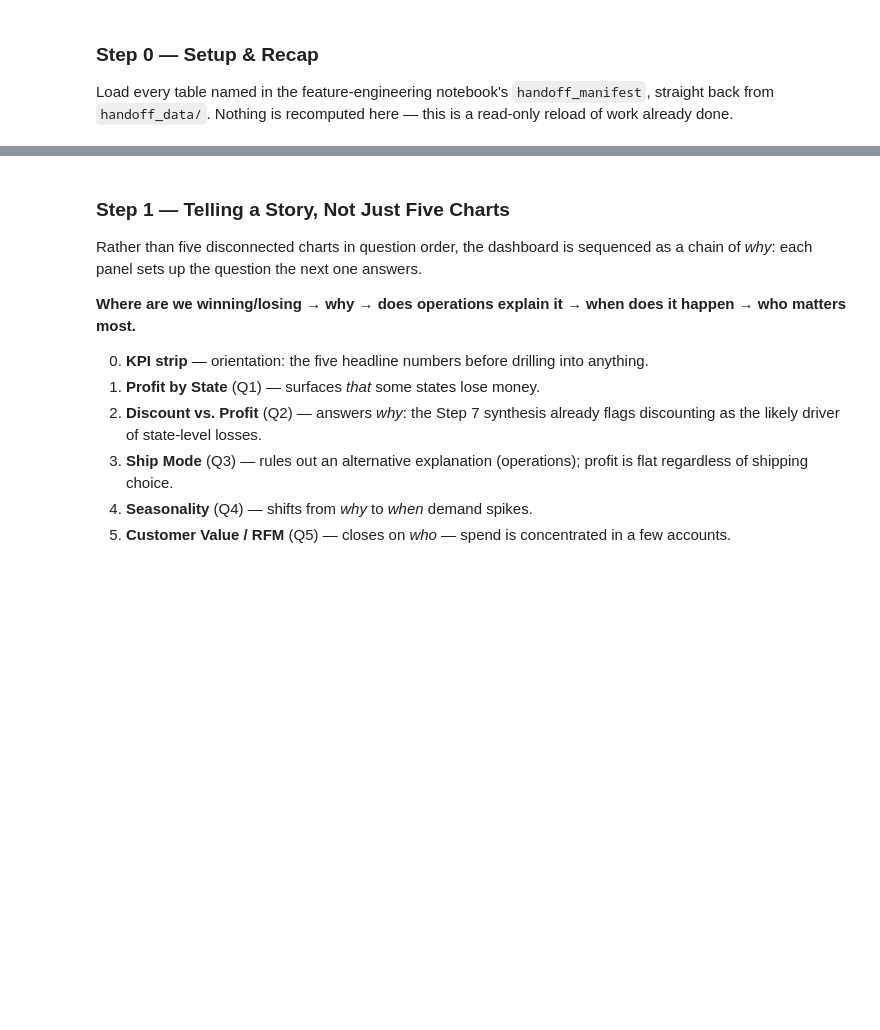
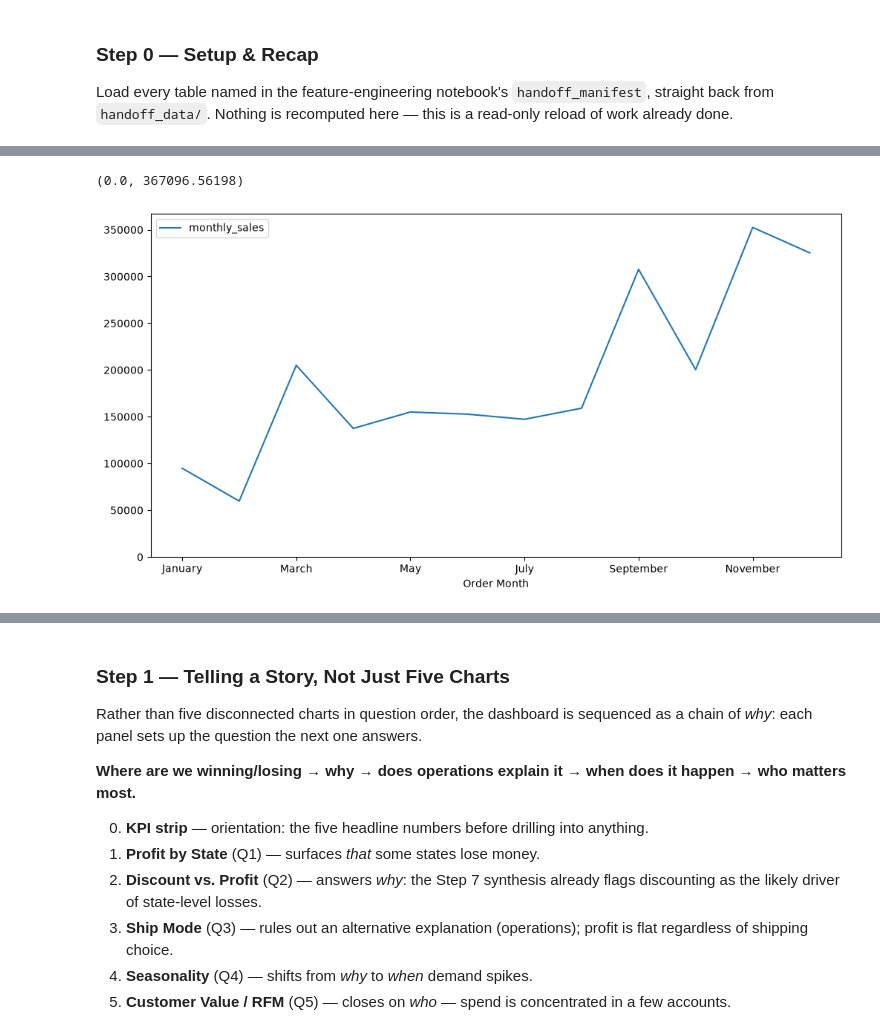
Before and after one commit to wmouhammed2016/data_exploring_cleaning, a Jupyter notebook: visualization_dashboard.ipynb, the cells around one changed output, grey strips where cells are left out. Saved outputs shown, nothing was run; the diff lists cells and outputs as text; code cells hidden in the pictures; blank space fills up the shorter version.

```diff
--- a/visualization_dashboard.ipynb
+++ b/visualization_dashboard.ipynb
@@ -56,0 +79,9 @@ plt.show()
+# %%
+month_order = ["January", "February", "March", "April", "May", "June", "July", "August", "September", "October", "November", "December"]
+df_clean.groupby("Order Month").agg(
+    monthly_sales = ("Sales", "sum")
+).reindex(month_order).plot(kind='line', figsize=(12,6))
+plt.ylim(bottom=0)
+# %% [output]
+(0.0, 367096.56198)
+[figure, added]
```
Also changed, not shown: parts of 10 cells of this notebook, 3 other files.
